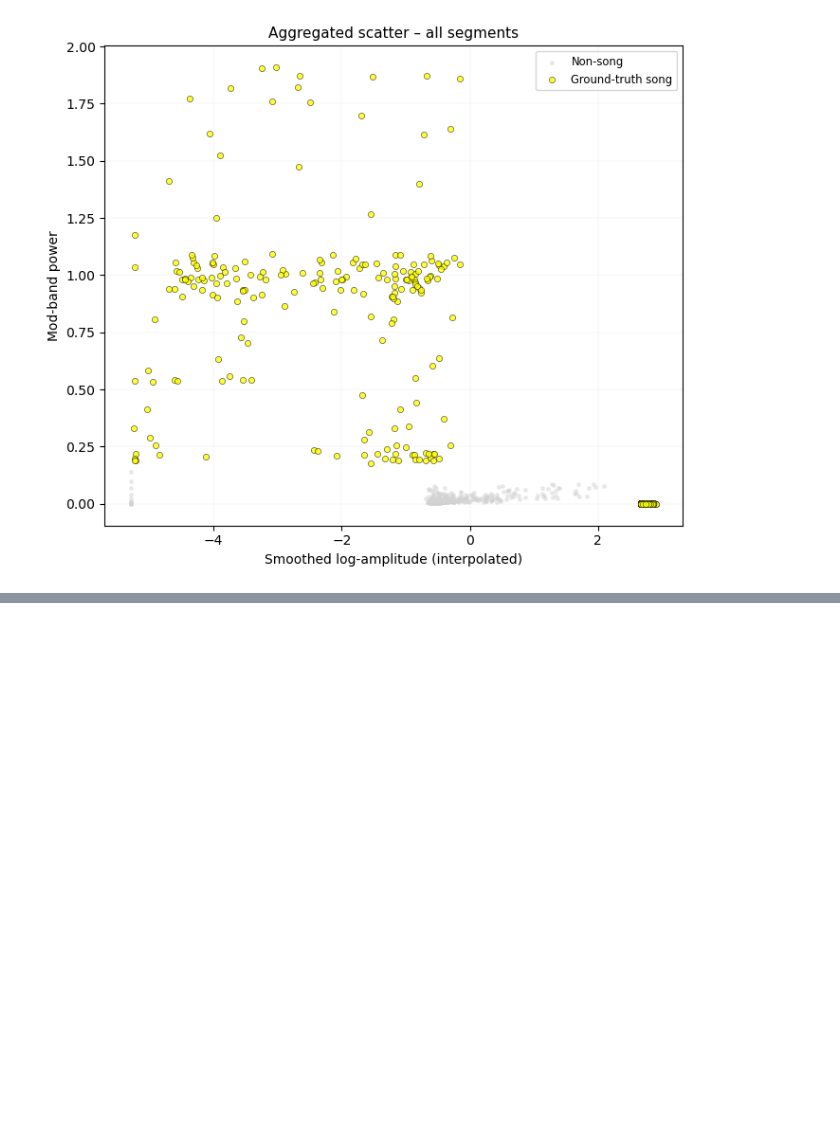
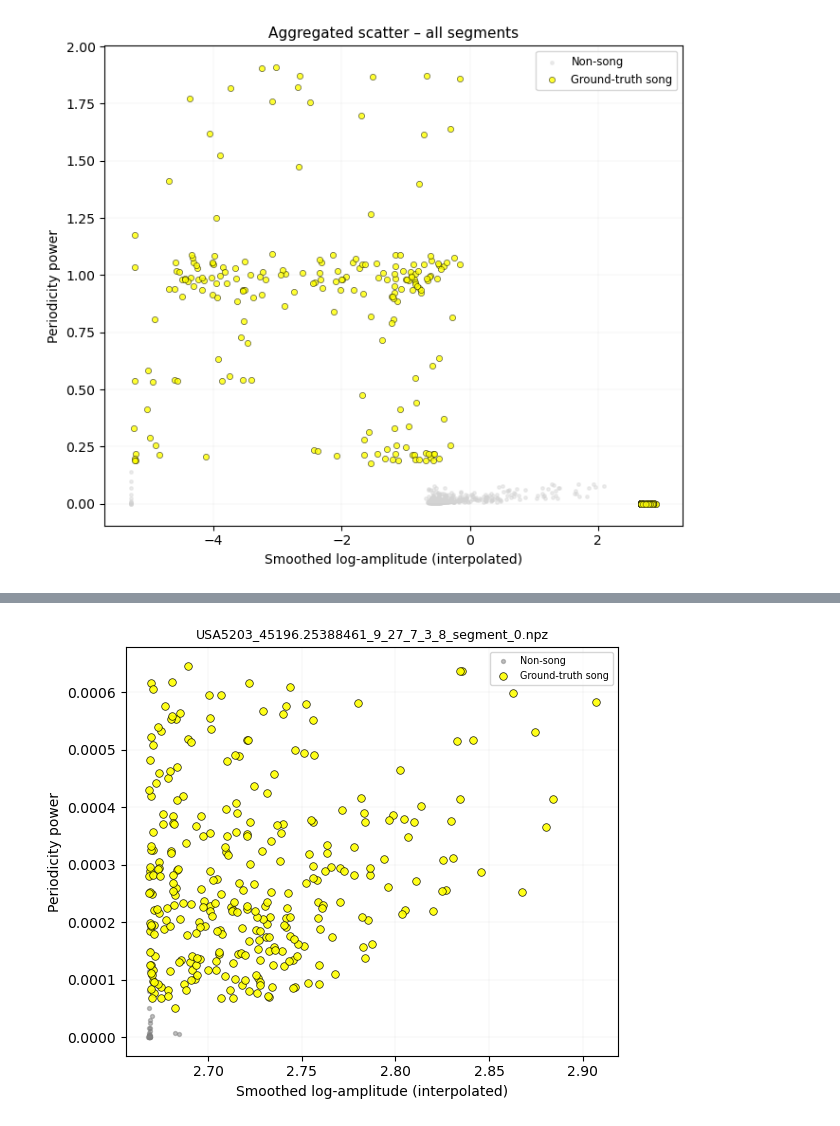
Before and after one commit to hulseyvincentr/BYOD_class, a Jupyter notebook: code/song_detector/read_GV_annotations.ipynb, the cells around one changed output, grey strips where cells are left out. Saved outputs shown, nothing was run; the diff lists cells and outputs as text; code cells hidden in the pictures; blank space fills up the shorter version.

```diff
--- a/code/song_detector/read_GV_annotations.ipynb
+++ b/code/song_detector/read_GV_annotations.ipynb
@@ -1236,7 +1239,7 @@ for rec in records:
                 s=30, facecolor="yellow", edgecolor="black",
                 linewidth=0.5, alpha=0.9, label="Ground‑truth song")
     plt.xlabel("Smoothed log‑amplitude (interpolated)")
-    plt.ylabel("Mod‑band power")
+    plt.ylabel("Periodicity power")
     plt.title(fname, fontsize=9)
     plt.grid(True, lw=0.3, alpha=0.3)
     plt.legend(fontsize="x-small")
@@ -1258,7 +1261,7 @@ if all_x_song:
                 edgecolor="black", linewidth=0.4, alpha=0.8,
                 label="Ground‑truth song")
     plt.xlabel("Smoothed log‑amplitude (interpolated)")
-    plt.ylabel("Mod‑band power")
+    plt.ylabel("Periodicity power")
     plt.title("Aggregated scatter – all segments", fontsize=11)
     plt.grid(True, lw=0.3, alpha=0.3)
     plt.legend(fontsize="small")
@@ -1277,0 +1283,93 @@ Loaded 6 combined entries from sample_GV_groundtruth_npzs_combined.json
+# %%
+import json
+import numpy as np
+import matplotlib.pyplot as plt
+from pathlib import Path
+
+# ------------------------------------------------------------
+COMBINED_JSON = Path(
+    "/Users/mirandahulsey-vincent/Documents/allPythonCode/BYOD_class/data_inputs/sample_GV_groundtruth_npzs_combined.json"
+).expanduser().resolve()
+
+records = json.loads(COMBINED_JSON.read_text(encoding="utf‑8"))
+print(f"Loaded {len(records)} combined entries from {COMBINED_JSON.name}")
+
+# accumulators for pooled plot
+all_x_song, all_y_song, all_x_nonsong, all_y_nonsong = [], [], [], []
+
+def get_amp_arrays(rec: dict):
+    """Return (time, value, label) for amplitude trace in a record."""
+    if "z_amp_time" in rec and "smoothed_z_amp" in rec:
+        return (rec["z_amp_time"], rec["smoothed_z_amp"],
+                "Smoothed z‑score amplitude (interpolated)")
+    if "log_amp_time" in rec and "smoothed_log_amp" in rec:
+        return (rec["log_amp_time"], rec["smoothed_log_amp"],
+                "Smoothed log‑amplitude (interpolated)")
+    return None, None, None   # nothing usable
+
+# ------------------------------------------------------------
+for rec in records:
+    fname = rec["file_name"]
+
+    amp_time, amp_vals, x_label = get_amp_arrays(rec)
+    if amp_time is None:
+        print(f"⚠️  {fname}: no amplitude trace found – skipped")
+        continue
+
+    # arrays
+    t_amp  = np.asarray(amp_time, dtype=float)
+    amp_sm = np.asarray(amp_vals, dtype=float)
+    t_mod  = np.asarray(rec.get("mod_band_time", []),  dtype=float)
+    mod_pow = np.asarray(rec.get("mod_band_power", []), dtype=float)
+
+    if t_amp.size == 0 or t_mod.size == 0:
+        print(f"⚠️  {fname}: missing time axes – skipped")
+        continue
+
+    # align grids
+    amp_interp = np.interp(t_mod, t_amp, amp_sm)
+
+    # build ground‑truth mask
+    in_song = np.zeros_like(t_mod, dtype=bool)
+    for start, stop in rec.get("groundtruth_intervals", []):
+        in_song |= (t_mod >= start) & (t_mod <= stop)
+
+    # collect for pooled plot
+    all_x_song.append(amp_interp[in_song]);   all_y_song.append(mod_pow[in_song])
+    all_x_nonsong.append(amp_interp[~in_song]); all_y_nonsong.append(mod_pow[~in_song])
+
+    # per‑file plot
+    plt.figure(figsize=(6, 5))
+    plt.scatter(amp_interp[~in_song], mod_pow[~in_song],
+                s=8, color="grey", alpha=0.5, label="Non‑song")
+    plt.scatter(amp_interp[in_song],  mod_pow[in_song],
+                s=30, facecolor="yellow", edgecolor="black",
+                linewidth=0.5, alpha=0.9, label="Ground‑truth song")
+    plt.xlabel(x_label)
+    plt.ylabel("Periodicity power")
+    plt.title(fname, fontsize=9)
+    plt.grid(True, lw=0.3, alpha=0.3)
+    plt.legend(fontsize="x-small")
+    plt.tight_layout()
+    plt.show()
+
+# pooled scatter
+if all_x_song:
+    x_song = np.concatenate(all_x_song);  y_song = np.concatenate(all_y_song)
+    x_non  = np.concatenate(all_x_nonsong); y_non = np.concatenate(all_y_nonsong)
+
+    plt.figure(figsize=(7, 6))
+    plt.scatter(x_non, y_non, s=6, color="lightgrey", alpha=0.4, label="Non‑song")
+    plt.scatter(x_song, y_song, s=20, facecolor="yellow",
+                edgecolor="black", linewidth=0.4, alpha=0.8,
+                label="Ground‑truth song")
+    plt.xlabel(x_label)
+    plt.ylabel("Periodicity power")
+    plt.title("Aggregated scatter – all segments", fontsize=11)
+    plt.grid(True, lw=0.3, alpha=0.3)
+    plt.legend(fontsize="small")
+    plt.tight_layout()
+    plt.show()
+else:
+    print("No valid segments to pool.")
+# %% [output]
@@ -1277,0 +1377 @@ Loaded 6 combined entries from sample_GV_groundtruth_npzs_combined.json
+[figure, added]
```
Also changed, not shown: parts of 5 cells of this notebook.
